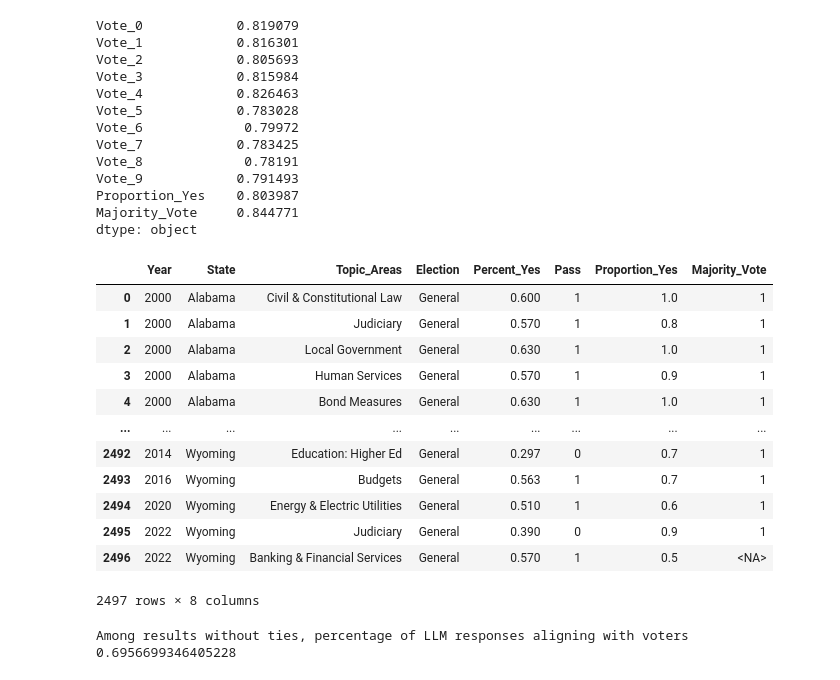
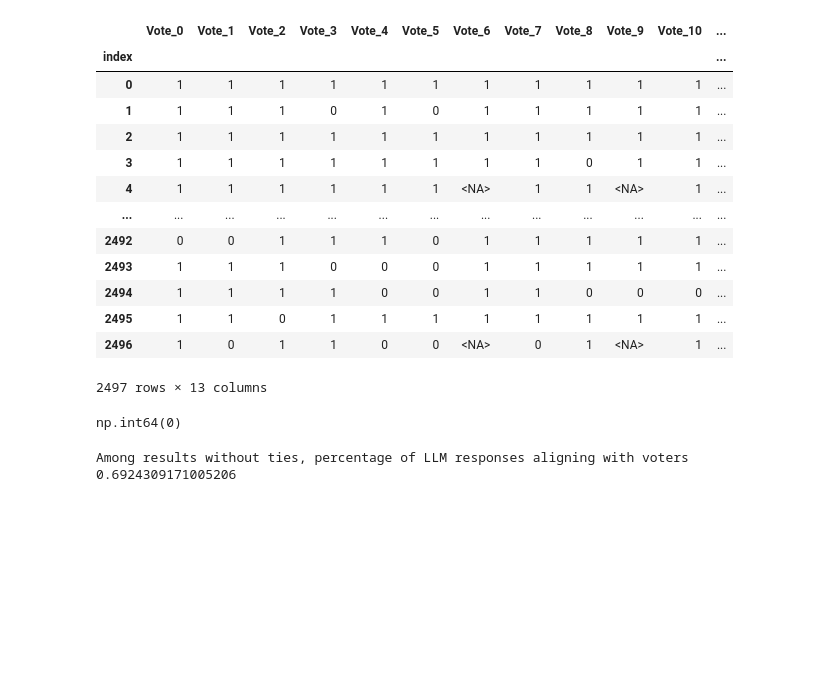
Before and after one commit to micahbenson/llm-ballot-qs, a Jupyter notebook: analysis/llama.ipynb, the cells around one changed output. Drawn from its saved outputs; the diff is of its cells as text; code cells hidden in the pictures; blank space fills up the shorter version.

```diff
--- a/analysis/llama.ipynb
+++ b/analysis/llama.ipynb
@@ -1,6 +1,7 @@
 # %%
 import pandas as pd
 import json
+import random
 
 def read_jsonl(file_path):
     # List to store the extracted data
@@ -65,18 +66,37 @@ def extract_data(df, i):
 
 def join_votes(df_list):
     df = pd.concat(df_list, axis="columns")
-    df = df[["Vote_0", "Vote_1", "Vote_2", "Vote_3", "Vote_4", "Vote_5", "Vote_6", "Vote_7", "Vote_8", "Vote_9"]]
+    df = df[["Vote_0", "Vote_1", "Vote_2", "Vote_3", "Vote_4", "Vote_5", "Vote_6", "Vote_7", "Vote_8", "Vote_9", "Vote_10"]]
+    df["Proportion_Yes"] = df.mean(axis="columns")
+    df["Proportion_Yes_10"] = df[["Vote_0", "Vote_1", "Vote_2", "Vote_3", "Vote_4", "Vote_5", "Vote_6", "Vote_7", "Vote_8", "Vote_9"]].mean(axis='columns')
+
+    #
+    df["Proportion_Yes_9a"] = df[["Vote_0", "Vote_1", "Vote_2", "Vote_3", "Vote_4", "Vote_5", "Vote_6", "Vote_7", "Vote_8"]].mean(axis='columns')
+    df["Proportion_Yes_9b"] = df[["Vote_1", "Vote_2", "Vote_3", "Vote_4", "Vote_5", "Vote_6", "Vote_7", "Vote_8", "Vote_9"]].mean(axis='columns')
+
     df["Proportion_Yes"] = df.mean(axis="columns")
 
-    #Not totally sure what to do with ties, for now just making it pd.NA ...
     df["Majority_Vote"] = df["Proportion_Yes"].apply(lambda x: 1 if x > 0.5 else 0 if x < 0.5 else pd.NA)
+
+    #Fix cases where this is still a tie!
+    df.loc[df["Majority_Vote"].isna(), "Majority_Vote"] = df["Proportion_Yes_10"].apply(lambda x: 1 if x > 0.5 else 0 if x < 0.5 else pd.NA)
+    random.seed(537)
+    if random.random() > 0.5:
+        df.loc[df["Majority_Vote"].isna(), "Majority_Vote"] = df["Proportion_Yes_9a"].apply(lambda x: 1 if x > 0.5 else 0 if x < 0.5 else pd.NA)
+    else:
+        df.loc[df["Majority_Vote"].isna(), "Majority_Vote"] = df["Proportion_Yes_9b"].apply(lambda x: 1 if x > 0.5 else 0 if x < 0.5 else pd.NA)
+
+
+    df = df.drop(columns=['Proportion_Yes_10', 'Proportion_Yes_9a', 'Proportion_Yes_9b'])
+
     return df
 
 
 df1 = read_jsonl('../results/llama/all_responses.jsonl')
 df2 = read_jsonl('../results/llama/all_responses2.jsonl')
+df3 = read_jsonl('../results/llama/all_responses_3.jsonl')
 
-df = pd.concat([df1, df2], ignore_index=True)
+df = pd.concat([df1, df2, df3], ignore_index=True)
 
 # Extract numeric parts
 df['first_number'] = df['task_id'].str.extract(r'task-(\d+)-')[0].astype(int)
@@ -89,7 +109,7 @@ df = df.sort_values(by=['first_number', 'last_number']).drop(columns=['first_num
 df = df.reset_index(drop=True)
 
 df_list = []
-for i in range(10):
+for i in range(11):
     split_df = extract_data(df, i)
     df_list.append(split_df)
 
@@ -112,39 +133,29 @@ Vote_9    334
 dtype: int64
 # %%
-df.mean()
+df
 # %% [output]
+|  | Vote_0 | Vote_1 | Vote_2 | Vote_3 | Vote_4 | Vote_5 | Vote_6 | Vote_7 | Vote_8 | Vote_9 | Vote_10 | ... |
+| index |  |  |  |  |  |  |  |  |  |  |  | ... |
+| 0 | 1 | 1 | 1 | 1 | 1 | 1 | 1 | 1 | 1 | 1 | 1 | ... |
+| 1 | 1 | 1 | 1 | 0 | 1 | 0 | 1 | 1 | 1 | 1 | 1 | ... |
+| 2 | 1 | 1 | 1 | 1 | 1 | 1 | 1 | 1 | 1 | 1 | 1 | ... |
+| 3 | 1 | 1 | 1 | 1 | 1 | 1 | 1 | 1 | 0 | 1 | 1 | ... |
+| 4 | 1 | 1 | 1 | 1 | 1 | 1 | <NA> | 1 | 1 | <NA> | 1 | ... |
+| ... | ... | ... | ... | ... | ... | ... | ... | ... | ... | ... | ... | ... |
+| 2492 | 0 | 0 | 1 | 1 | 1 | 0 | 1 | 1 | 1 | 1 | 1 | ... |
+| 2493 | 1 | 1 | 1 | 0 | 0 | 0 | 1 | 1 | 1 | 1 | 1 | ... |
+| 2494 | 1 | 1 | 1 | 1 | 0 | 0 | 1 | 1 | 0 | 0 | 0 | ... |
+| 2495 | 1 | 1 | 0 | 1 | 1 | 1 | 1 | 1 | 1 | 1 | 1 | ... |
+| 2496 | 1 | 0 | 1 | 1 | 0 | 0 | <NA> | 0 | 1 | <NA> | 1 | ... |
-Vote_0            0.819079
-Vote_1            0.816301
-Vote_2            0.805693
-Vote_3            0.815984
-Vote_4            0.826463
-Vote_5            0.783028
-Vote_6             0.79972
-Vote_7            0.783425
-Vote_8             0.78191
-Vote_9            0.791493
-Proportion_Yes    0.803987
-Majority_Vote     0.844771
-dtype: object
+2497 rows × 13 columns
 # %%
+import numpy as np
 ballotq = pd.read_csv('../data/clean_ballot_qs.csv', index_col=0)
 result = pd.concat([ballotq, df], axis='columns')
 result = result[["Year", "State", "Topic_Areas", "Election", "Percent_Yes", "Pass", "Proportion_Yes", "Majority_Vote"]]
-result
+np.sum(result["Majority_Vote"].isna())
 # %% [output]
-|  | Year | State | Topic_Areas | Election | Percent_Yes | Pass | Proportion_Yes | Majority_Vote |
-| 0 | 2000 | Alabama | Civil & Constitutional Law | General | 0.600 | 1 | 1.0 | 1 |
-| 1 | 2000 | Alabama | Judiciary | General | 0.570 | 1 | 0.8 | 1 |
-| 2 | 2000 | Alabama | Local Government | General | 0.630 | 1 | 1.0 | 1 |
-| 3 | 2000 | Alabama | Human Services | General | 0.570 | 1 | 0.9 | 1 |
-| 4 | 2000 | Alabama | Bond Measures | General | 0.630 | 1 | 1.0 | 1 |
-| ... | ... | ... | ... | ... | ... | ... | ... | ... |
-| 2492 | 2014 | Wyoming | Education: Higher Ed | General | 0.297 | 0 | 0.7 | 1 |
-| 2493 | 2016 | Wyoming | Budgets | General | 0.563 | 1 | 0.7 | 1 |
-| 2494 | 2020 | Wyoming | Energy & Electric Utilities | General | 0.510 | 1 | 0.6 | 1 |
-| 2495 | 2022 | Wyoming | Judiciary | General | 0.390 | 0 | 0.9 | 1 |
-| 2496 | 2022 | Wyoming | Banking & Financial Services | General | 0.570 | 1 | 0.5 | <NA> |
-2497 rows × 8 columns
+np.int64(0)
 # %%
 import numpy as np
 no_ties = result.dropna(subset="Majority_Vote")
@@ -152,4 +163,4 @@ print("Among results without ties, percentage of LLM responses aligning with vot
 print(np.mean(no_ties["Pass"]==no_ties["Majority_Vote"]))
 # %% [output]
 Among results without ties, percentage of LLM responses aligning with voters
-0.6956699346405228
+0.6924309171005206
```
Also changed, not shown: parts of 1 cell of this notebook, 4 other files.
